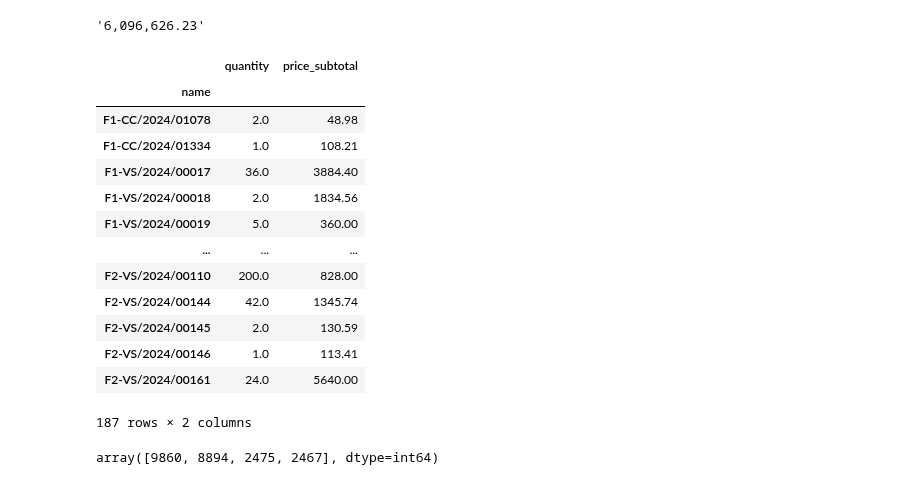
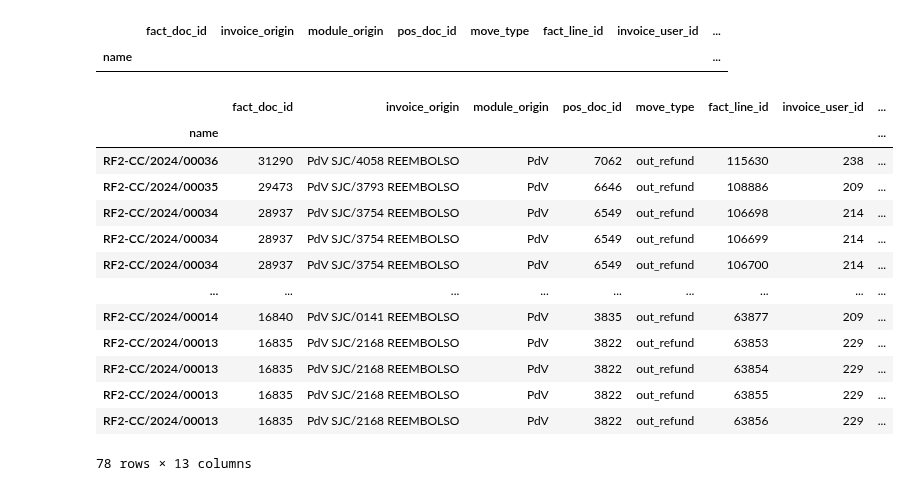
Before and after one commit to ecostichp/odoo_comisiones, a Jupyter notebook: algoritmo/pruebas.ipynb, the cells around one changed output. Drawn from its saved outputs; the diff is of its cells as text; code cells hidden in the pictures.

```diff
--- a/algoritmo/pruebas.ipynb
+++ b/algoritmo/pruebas.ipynb
@@ -51,40 +9,27 @@ enero
-# %%
-total = enero['price_subtotal'].sum()
-
-f'{total:,.2f}'
-
-# enero_total.pipe(
-#     lambda df:(
-#         sns.barplot(
-#             data = df,
-#             y = 'Venta_Total',
-# )))
-# %% [output]
-'6,096,626.23'
-# %%
-cols = ['quantity', 'price_subtotal']
-
-wep = complete_df.loc[complete_df['salesman_id'] == 210, cols].groupby('name').sum()
-wep
-# wep.to_excel('wep.xlsx')
-# %% [output]
-|  | quantity | price_subtotal |
-| name |  |  |
-| F1-CC/2024/01078 | 2.0 | 48.98 |
-| F1-CC/2024/01334 | 1.0 | 108.21 |
-| F1-VS/2024/00017 | 36.0 | 3884.40 |
-| F1-VS/2024/00018 | 2.0 | 1834.56 |
-| F1-VS/2024/00019 | 5.0 | 360.00 |
-| ... | ... | ... |
-| F2-VS/2024/00110 | 200.0 | 828.00 |
-| F2-VS/2024/00144 | 42.0 | 1345.74 |
-| F2-VS/2024/00145 | 2.0 | 130.59 |
-| F2-VS/2024/00146 | 1.0 | 113.41 |
-| F2-VS/2024/00161 | 24.0 | 5640.00 |
-187 rows × 2 columns
-# %%
-# complete_df.loc[complete_df['module_origin'] == 'Contabilidad'].groupby('name').count()
-wep2 = complete_df.loc[complete_df['module_origin'] == 'Contabilidad', 'fact_doc_id'].unique()
-wep2
-# %% [output]
-array([9860, 8894, 2475, 2467], dtype=int64)
+# %%
+cols = ['fact_doc_id', 'invoice_origin', 'module_origin', 'pos_doc_id', 'move_type',
+        'fact_line_id', 'invoice_user_id', 'pos_line_id', 'refund_orderline_ids', 'refunded_orderline_id',
+       'sale_line_id', 'salesman_id', 'price_subtotal']
+
+a = complete_df.loc[complete_df['salesman_id'].isna(), cols]
+a.loc[a['pos_doc_id'] == 6516]
+# %% [output]
+|  | fact_doc_id | invoice_origin | module_origin | pos_doc_id | move_type | fact_line_id | invoice_user_id | ... |
+| name |  |  |  |  |  |  |  | ... |
+# %%
+a.loc[(a['module_origin'] == 'PdV') & (a['move_type'] == 'out_refund') & (~a['pos_line_id'].isna())]
+# %% [output]
+|  | fact_doc_id | invoice_origin | module_origin | pos_doc_id | move_type | fact_line_id | invoice_user_id | ... |
+| name |  |  |  |  |  |  |  | ... |
+| RF2-CC/2024/00036 | 31290 | PdV SJC/4058 REEMBOLSO | PdV | 7062 | out_refund | 115630 | 238 | ... |
+| RF2-CC/2024/00035 | 29473 | PdV SJC/3793 REEMBOLSO | PdV | 6646 | out_refund | 108886 | 209 | ... |
+| RF2-CC/2024/00034 | 28937 | PdV SJC/3754 REEMBOLSO | PdV | 6549 | out_refund | 106698 | 214 | ... |
+| RF2-CC/2024/00034 | 28937 | PdV SJC/3754 REEMBOLSO | PdV | 6549 | out_refund | 106699 | 214 | ... |
+| RF2-CC/2024/00034 | 28937 | PdV SJC/3754 REEMBOLSO | PdV | 6549 | out_refund | 106700 | 214 | ... |
+| ... | ... | ... | ... | ... | ... | ... | ... | ... |
+| RF2-CC/2024/00014 | 16840 | PdV SJC/0141 REEMBOLSO | PdV | 3835 | out_refund | 63877 | 209 | ... |
+| RF2-CC/2024/00013 | 16835 | PdV SJC/2168 REEMBOLSO | PdV | 3822 | out_refund | 63853 | 229 | ... |
+| RF2-CC/2024/00013 | 16835 | PdV SJC/2168 REEMBOLSO | PdV | 3822 | out_refund | 63854 | 229 | ... |
+| RF2-CC/2024/00013 | 16835 | PdV SJC/2168 REEMBOLSO | PdV | 3822 | out_refund | 63855 | 229 | ... |
+| RF2-CC/2024/00013 | 16835 | PdV SJC/2168 REEMBOLSO | PdV | 3822 | out_refund | 63856 | 229 | ... |
+78 rows × 13 columns
```
Also changed, not shown: parts of 2 cells of this notebook, 5 other files.
